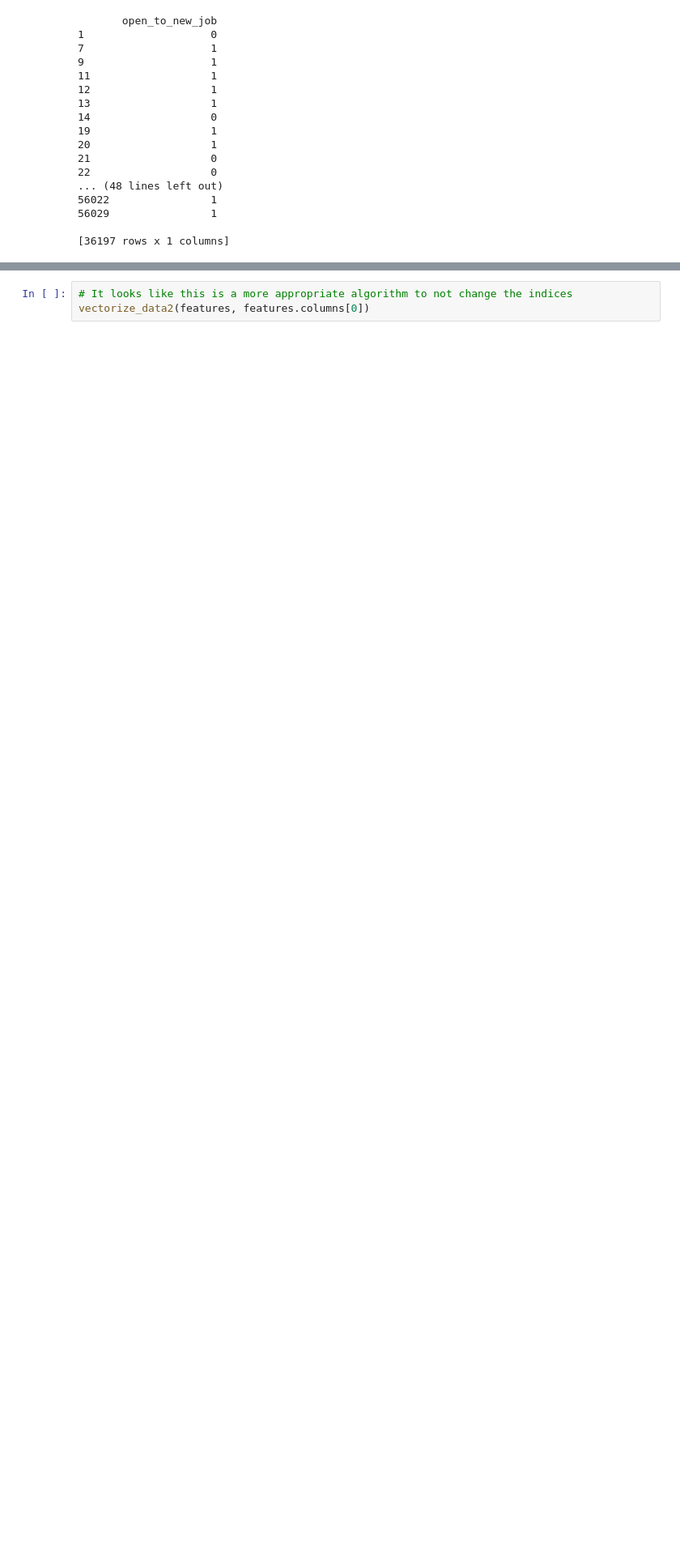
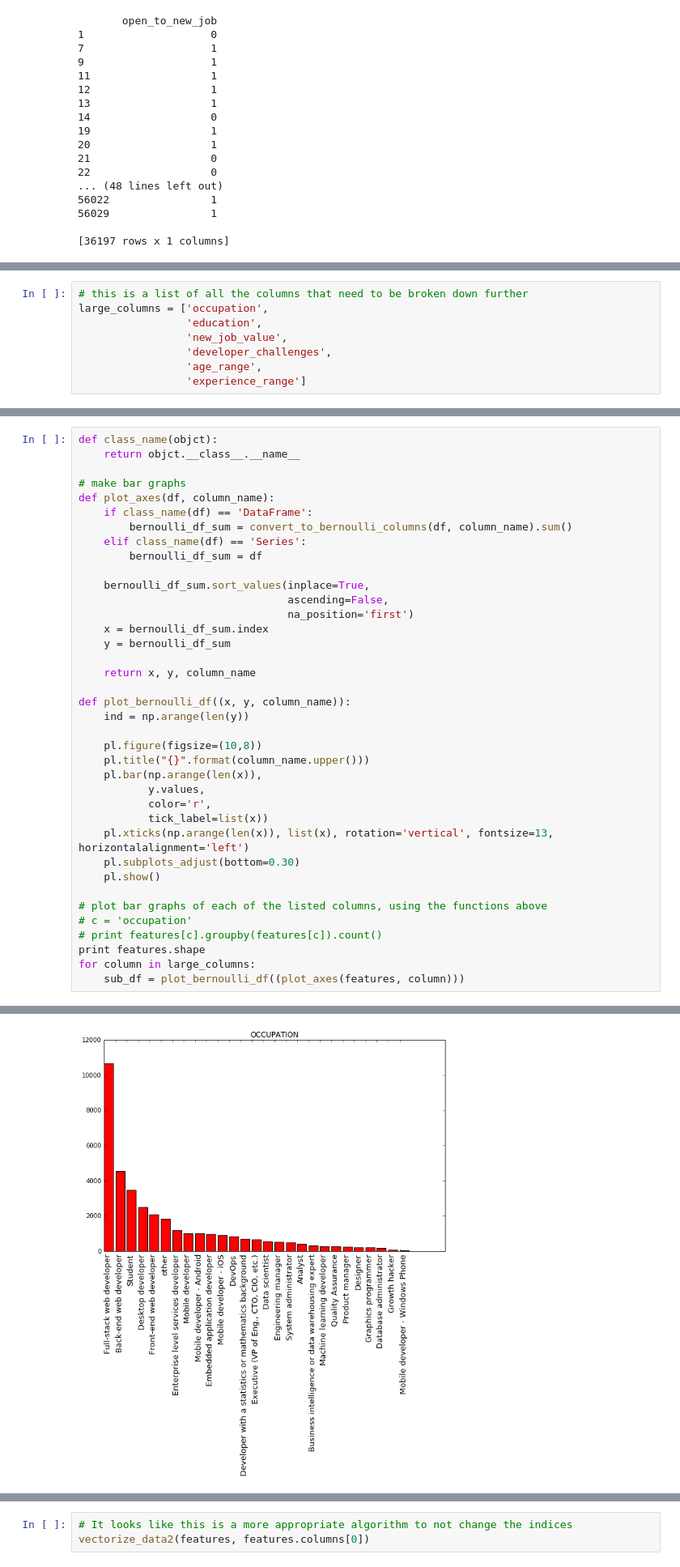
Before and after one commit to jonmhong/Stack_Overflow_Data, a Jupyter notebook: stack_overflow.ipynb, the cells around one changed output, grey strips where cells are left out. Shown at 81% size. Drawn from its saved outputs; the diff is of its cells as text; blank space fills up the shorter version.

```diff
--- a/stack_overflow.ipynb
+++ b/stack_overflow.ipynb
@@ -291,4 +315,12 @@ occupation: vectorize
 
 We'll create two functions for these two groups
+# %%
+# this is a list of all the columns that need to be broken down further
+large_columns = ['occupation',
+                 'education',
+                 'new_job_value',
+                 'developer_challenges',
+                 'age_range',
+                 'experience_range']
 # %%
 # this function uses the LabelEncoder() to convert entries into numeric values
@@ -369,3 +391,42 @@ print cleaned_features.head(10)
 21                                                  0                        2
 
 [10 rows x 61 columns]
+# %%
+def class_name(objct):
+    return objct.__class__.__name__
+
+# make bar graphs
+def plot_axes(df, column_name):
+    if class_name(df) == 'DataFrame':
+        bernoulli_df_sum = convert_to_bernoulli_columns(df, column_name).sum()
+    elif class_name(df) == 'Series':
+        bernoulli_df_sum = df
+
+    bernoulli_df_sum.sort_values(inplace=True,
+                                 ascending=False,
+                                 na_position='first')
+    x = bernoulli_df_sum.index
+    y = bernoulli_df_sum
+
+    return x, y, column_name
+
+def plot_bernoulli_df((x, y, column_name)):
+    ind = np.arange(len(y))
+
+    pl.figure(figsize=(10,8))
+    pl.title("{}".format(column_name.upper()))
+    pl.bar(np.arange(len(x)),
+           y.values,
+           color='r',
+           tick_label=list(x))
+    pl.xticks(np.arange(len(x)), list(x), rotation='vertical', fontsize=13, horizontalalignment='left')
+    pl.subplots_adjust(bottom=0.30)
+    pl.show()
+
+# plot bar graphs of each of the listed columns, using the functions above
+# c = 'occupation'
+# print features[c].groupby(features[c]).count()
+print features.shape
+for column in large_columns:
+    sub_df = plot_bernoulli_df((plot_axes(features, column)))
+# %% [output]
@@ -371,0 +434 @@ print cleaned_features.head(10)
+[figure, added]
```
Also changed, not shown: parts of 37 cells of this notebook.
